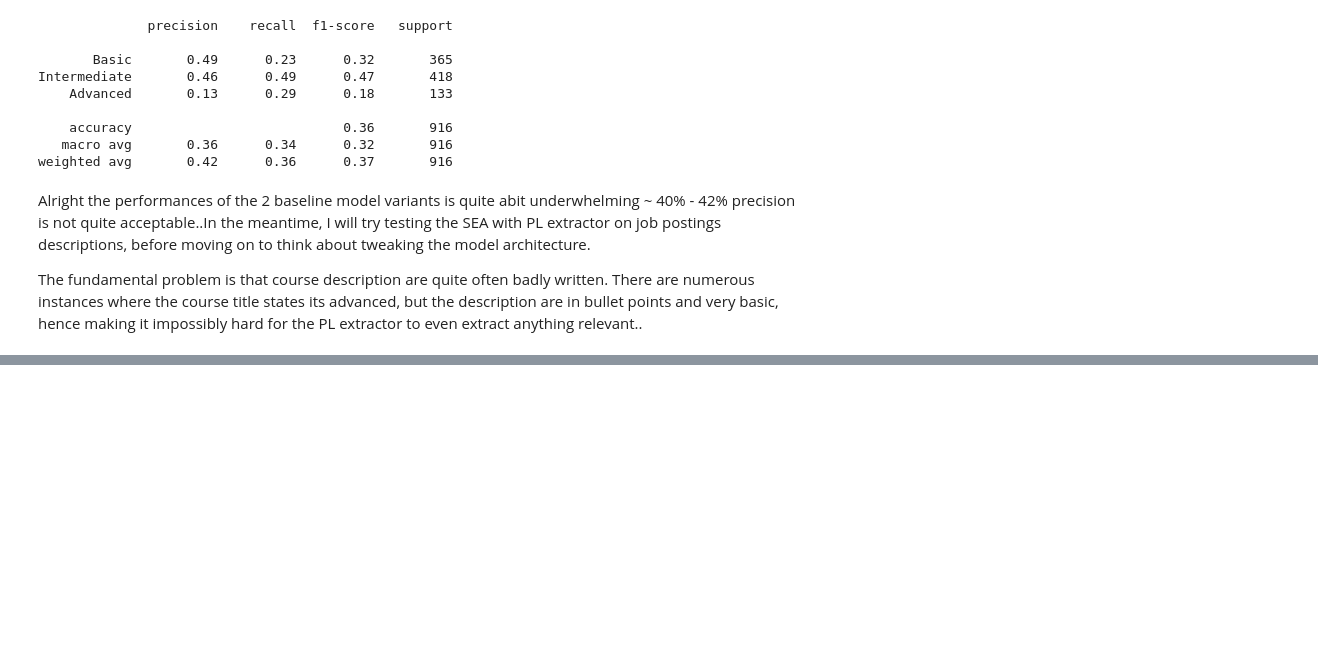
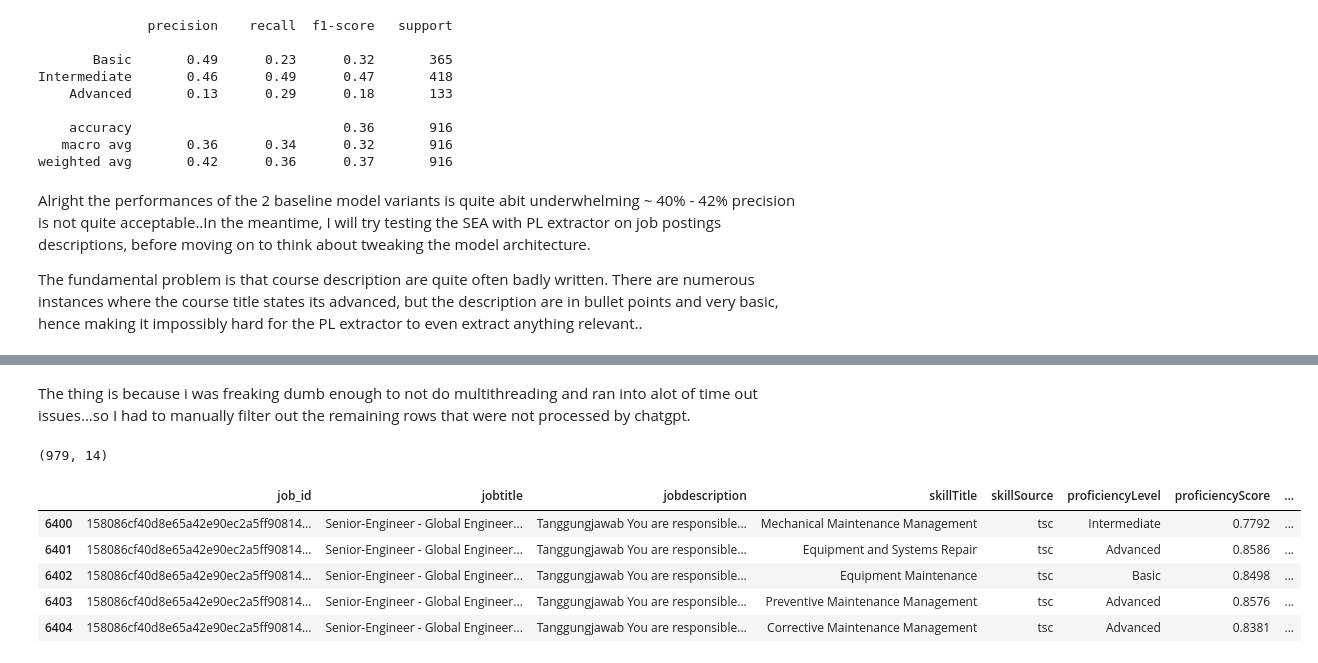
Before and after one commit to chua0332/course_skill_proficiency_evaluator, a Jupyter notebook: course_skill_EDA.ipynb, the cells around one changed output, grey strips where cells are left out. Cells and saved outputs as stored; diff of their text form; code cells hidden in the pictures; blank space fills up the shorter version.

```diff
--- a/course_skill_EDA.ipynb
+++ b/course_skill_EDA.ipynb
@@ -298,0 +369,14 @@ The fundamental problem is that course description are quite often badly written
+# %% [markdown]
+The thing is because i was freaking dumb enough to not do multithreading and ran into alot of time out issues...so I had to manually filter out the remaining rows that were not processed by chatgpt.
+# %%
+remaining_rows_df = job_skill_gpt_evaluation[job_skill_gpt_evaluation['gpt_proficiencyLevel'].isna() & job_skill_gpt_evaluation['gpt_error'].isna()]
+print(remaining_rows_df.shape)
+remaining_rows_df.head(5)
+# %% [output]
+(979, 14)
+|  | job_id | jobtitle | jobdescription | skillTitle | skillSource | proficiencyLevel | proficiencyScore | ... |
+| 6400 | 158086cf40d8e65a42e90ec2a5ff90814... | Senior-Engineer - Global Engineer... | Tanggungjawab You are responsible... | Mechanical Maintenance Management | tsc | Intermediate | 0.7792 | ... |
+| 6401 | 158086cf40d8e65a42e90ec2a5ff90814... | Senior-Engineer - Global Engineer... | Tanggungjawab You are responsible... | Equipment and Systems Repair | tsc | Advanced | 0.8586 | ... |
+| 6402 | 158086cf40d8e65a42e90ec2a5ff90814... | Senior-Engineer - Global Engineer... | Tanggungjawab You are responsible... | Equipment Maintenance | tsc | Basic | 0.8498 | ... |
+| 6403 | 158086cf40d8e65a42e90ec2a5ff90814... | Senior-Engineer - Global Engineer... | Tanggungjawab You are responsible... | Preventive Maintenance Management | tsc | Advanced | 0.8576 | ... |
+| 6404 | 158086cf40d8e65a42e90ec2a5ff90814... | Senior-Engineer - Global Engineer... | Tanggungjawab You are responsible... | Corrective Maintenance Management | tsc | Advanced | 0.8381 | ... |
```
Also changed, not shown: parts of 24 cells of this notebook.
